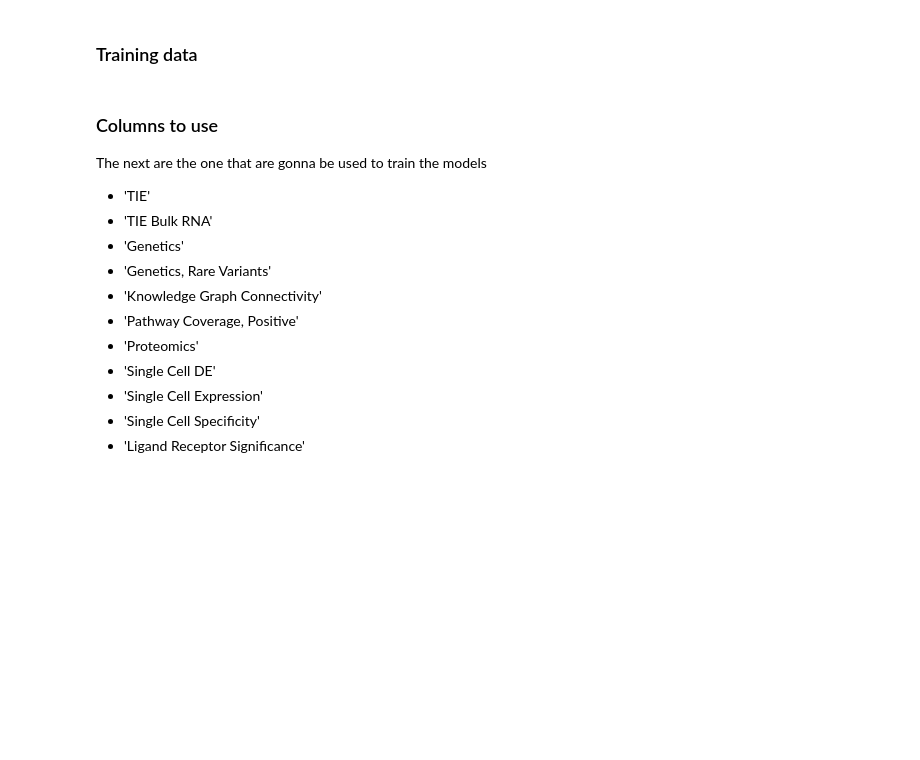
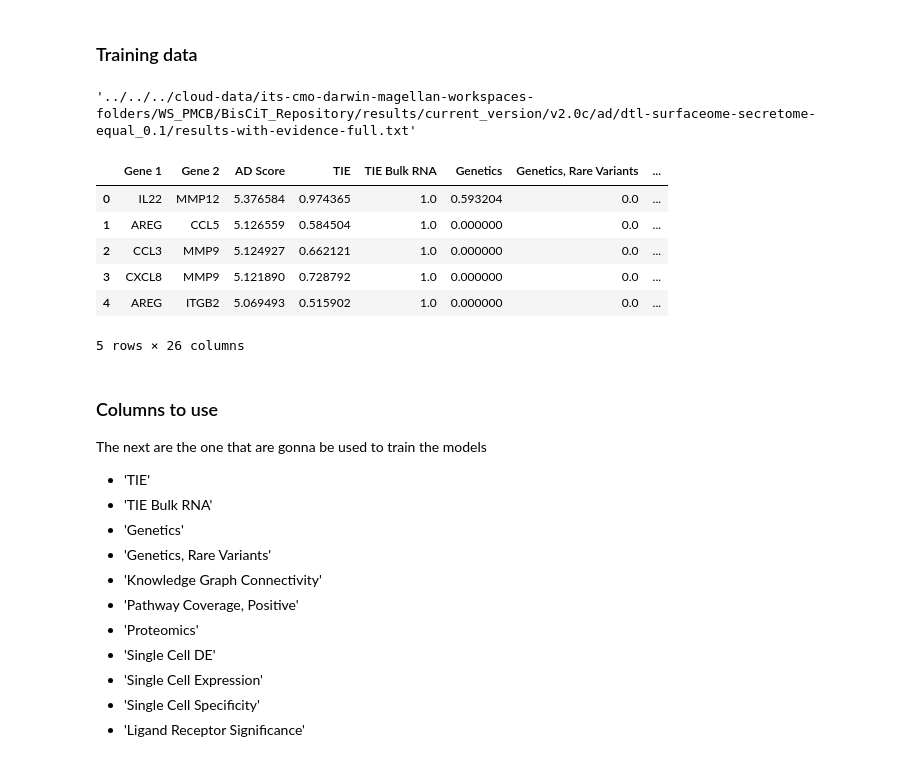
Before and after one commit to Emilioespinosaa/MultiTIE_GIG, a Jupyter notebook: notebooks/models/Training_models.ipynb, the cells around one changed output. Saved outputs shown, nothing was run; the diff lists cells and outputs as text; code cells hidden in the pictures; blank space fills up the shorter version.

```diff
--- a/notebooks/models/Training_models.ipynb
+++ b/notebooks/models/Training_models.ipynb
@@ -15,23 +15,37 @@ We have to use the dataset "results-with-evidence-full.txt" from the next folder
 - UC (Ulcerative Colitis) = "cloud-data/its-cmo-darwin-magellan-workspaces-folders/WS_PMCB/BisCiT_Repository/results/current_version/v2.0c/uc"
 # %%
 folders = {
-    "AD": "cloud-data/its-cmo-darwin-magellan-workspaces-folders/WS_PMCB/BisCiT_Repository/results/current_version/v2.0c/ad",
-    "CD": "cloud-data/its-cmo-darwin-magellan-workspaces-folders/WS_PMCB/BisCiT_Repository/results/current_version/v2.0c/cd",
-    "ASA": "cloud-data/its-cmo-darwin-magellan-workspaces-folders/WS_PMCB/BisCiT_Repository/results/current_version/v2.0c/asa",
-    "COPD": "cloud-data/its-cmo-darwin-magellan-workspaces-folders/WS_PMCB/BisCiT_Repository/results/current_version/v2.0c/copd",
-    "HS": "cloud-data/its-cmo-darwin-magellan-workspaces-folders/WS_PMCB/BisCiT_Repository/results/current_version/v2.0c/hs",
-    "PSO": "cloud-data/its-cmo-darwin-magellan-workspaces-folders/WS_PMCB/BisCiT_Repository/results/current_version/v2.0c/pso",
-    "SLE": "cloud-data/its-cmo-darwin-magellan-workspaces-folders/WS_PMCB/BisCiT_Repository/results/current_version/v2.0c/sle",
-    "T1D": "cloud-data/its-cmo-darwin-magellan-workspaces-folders/WS_PMCB/BisCiT_Repository/results/current_version/v2.0c/t1d",
-    "UC": "cloud-data/its-cmo-darwin-magellan-workspaces-folders/WS_PMCB/BisCiT_Repository/results/current_version/v2.0c/uc"
+    "AD": "cloud-data/its-cmo-darwin-magellan-workspaces-folders/WS_PMCB/BisCiT_Repository/results/current_version/v2.0c/ad/dtl-surfaceome-secretome-equal_0.1",
+    "CD": "cloud-data/its-cmo-darwin-magellan-workspaces-folders/WS_PMCB/BisCiT_Repository/results/current_version/v2.0c/cd/dtl-surfaceome-secretome-equal_0.1",
+    "ASA": "cloud-data/its-cmo-darwin-magellan-workspaces-folders/WS_PMCB/BisCiT_Repository/results/current_version/v2.0c/asa/dtl-surfaceome-secretome-equal_0.1",
+    "COPD": "cloud-data/its-cmo-darwin-magellan-workspaces-folders/WS_PMCB/BisCiT_Repository/results/current_version/v2.0c/copd/dtl-surfaceome-secretome-equal_0.1",
+    "HS": "cloud-data/its-cmo-darwin-magellan-workspaces-folders/WS_PMCB/BisCiT_Repository/results/current_version/v2.0c/hs/dtl-surfaceome-secretome-equal_0.1",
+    "PSO": "cloud-data/its-cmo-darwin-magellan-workspaces-folders/WS_PMCB/BisCiT_Repository/results/current_version/v2.0c/pso/dtl-surfaceome-secretome-equal_0.1",
+    "SLE": "cloud-data/its-cmo-darwin-magellan-workspaces-folders/WS_PMCB/BisCiT_Repository/results/current_version/v2.0c/sle/dtl-surfaceome-secretome-equal_0.1",
+    "T1D": "cloud-data/its-cmo-darwin-magellan-workspaces-folders/WS_PMCB/BisCiT_Repository/results/current_version/v2.0c/t1d/dtl-surfaceome-secretome-equal_0.1",
+    "UC": "cloud-data/its-cmo-darwin-magellan-workspaces-folders/WS_PMCB/BisCiT_Repository/results/current_version/v2.0c/uc/dtl-surfaceome-secretome-equal_0.1"
 }
 # %% [markdown]
 ### Training data
 # %%
 folder = 'AD'
-csv_path = folders[folder] + '/results-with-evidence-full.txt'
+csv_path = '../../../'+ folders[folder] + '/results-with-evidence-full.txt'
+# %%
+csv_path
+# %% [output]
+'../../../cloud-data/its-cmo-darwin-magellan-workspaces-folders/WS_PMCB/BisCiT_Repository/results/current_version/v2.0c/ad/dtl-surfaceome-secretome-equal_0.1/results-with-evidence-full.txt'
 # %%
 df = pd.read_csv(csv_path, sep='\t')
+# %%
+df.head()
+# %% [output]
+|  | Gene 1 | Gene 2 | AD Score | TIE | TIE Bulk RNA | Genetics | Genetics, Rare Variants | ... |
+| 0 | IL22 | MMP12 | 5.376584 | 0.974365 | 1.0 | 0.593204 | 0.0 | ... |
+| 1 | AREG | CCL5 | 5.126559 | 0.584504 | 1.0 | 0.000000 | 0.0 | ... |
+| 2 | CCL3 | MMP9 | 5.124927 | 0.662121 | 1.0 | 0.000000 | 0.0 | ... |
+| 3 | CXCL8 | MMP9 | 5.121890 | 0.728792 | 1.0 | 0.000000 | 0.0 | ... |
+| 4 | AREG | ITGB2 | 5.069493 | 0.515902 | 1.0 | 0.000000 | 0.0 | ... |
+5 rows × 26 columns
 # %% [markdown]
 ### Columns to use
 
```
Also changed, not shown: parts of 16 cells of this notebook.
